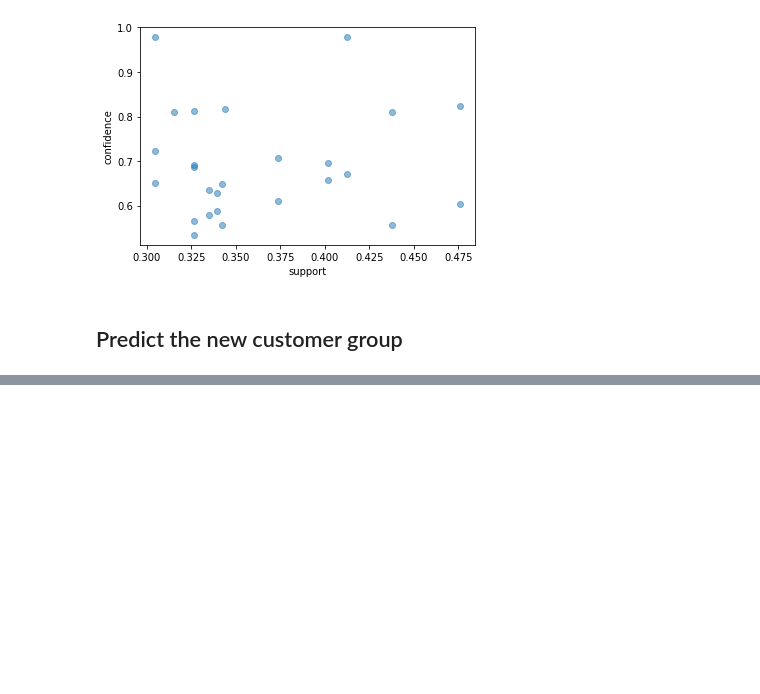
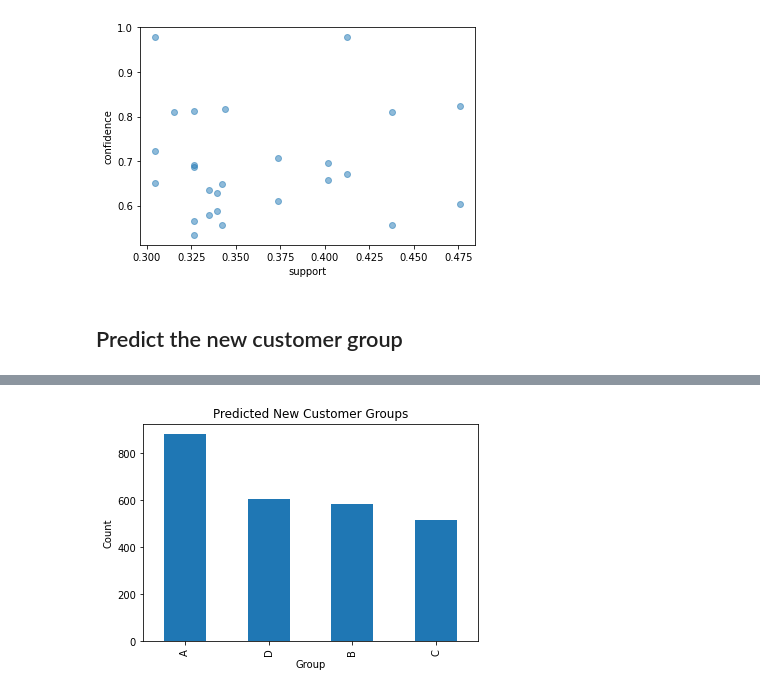
Before and after one commit to Aomaphisara/bsc_dpdm22, a Jupyter notebook: Association_rules.ipynb, the cells around one changed output, grey strips where cells are left out. Cells and saved outputs as stored; diff of their text form; code cells hidden in the pictures; blank space fills up the shorter version.

```diff
--- a/Association_rules.ipynb
+++ b/Association_rules.ipynb
@@ -688,0 +544,3 @@ Name: predicted_group, Length: 2589, dtype: object
+# %%
+new_customers_predicted = pd.read_csv('/content/drive/MyDrive/bsc_DPDM_data/new_customers_predicted.csv')
+new_customers_predicted
@@ -688,0 +561,17 @@ Name: predicted_group, Length: 2589, dtype: object
+# %%
+import pandas as pd
+import matplotlib.pyplot as plt
+
+# Plot the predicted customer groups
+group_counts = new_customers_predicted['predicted_group'].value_counts()
+group_counts.plot(kind='bar')
+
+# Add plot labels
+plt.title('Predicted New Customer Groups')
+plt.xlabel('Group')
+plt.ylabel('Count')
+
+# Show the plot
+plt.show()
+# %% [output]
+[figure, added]
```
Also changed, not shown: parts of 15 cells of this notebook.
